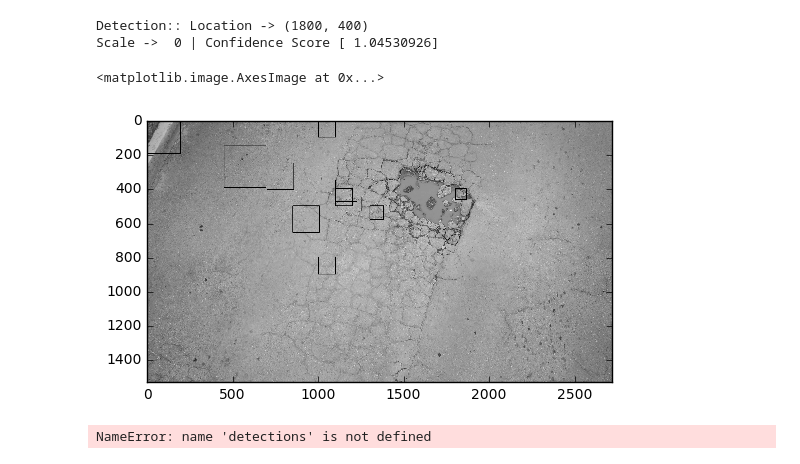
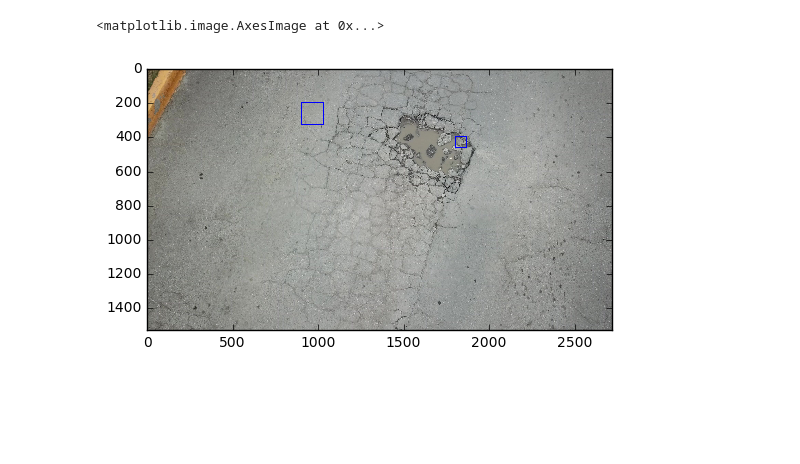
Before and after one commit to shadowind/ComputerVisionStanfordMOOC, a Jupyter notebook: HOG/ApplyModelonImage.ipynb, the cells around one changed output. Saved outputs shown, nothing was run; the diff lists cells and outputs as text; code cells hidden in the pictures; blank space fills up the shorter version.

```diff
--- a/HOG/ApplyModelonImage.ipynb
+++ b/HOG/ApplyModelonImage.ipynb
@@ -116,21 +214,16 @@ if __name__ == "__main__":
 # %%
-    # Display the results before performing NMS
-    clone = im.copy()
-    for (x_tl, y_tl, _, w, h) in detections:
+# Perform Non Maxima Suppression
+threshold = 0
+detections = nms(detections, threshold)
+
+# Display the results after performing NMS
+for (x_tl, y_tl, _, w, h) in detections:
         # Draw the detections
-        cv2.rectangle(im, (x_tl, y_tl), (x_tl+w, y_tl+h), (0, 0, 0), thickness=2)
-#     cv2.imshow("Raw Detections before NMS", im)
-#     cv2.waitKey()
+    cv2.rectangle(clone, (x_tl, y_tl), (x_tl+w,y_tl+h), (0, 0, 255), thickness=5)
 
-    # Perform Non Maxima Suppression
-#     detections = nms(detections, threshold)
-
-    # Display the results after performing NMS
-    for (x_tl, y_tl, _, w, h) in detections:
-        # Draw the detections
-        cv2.rectangle(clone, (x_tl, y_tl), (x_tl+w,y_tl+h), (0, 0, 0), thickness=2)
+plt.imshow(clone, cmap = 'gray')
 #     cv2.imshow("Final Detections after applying NMS", clone)
 #     cv2.waitKey()
 # %% [output]
-Detection:: Location -> (1800, 400)
-Scale ->  0 | Confidence Score [ 1.04530926]
+<matplotlib.image.AxesImage at 0x...>
+[figure, added]
@@ -146,9 +229,0 @@ print('hello')
-# %%
-plt.imshow(im, cmap='gray' )
-# %% [output]
-<matplotlib.image.AxesImage at 0x...>
-[figure, removed]
-# %%
-detections
-# %% [output]
-NameError: name 'detections' is not defined
```
Also changed, not shown: parts of 7 cells of this notebook, 3 other files.
